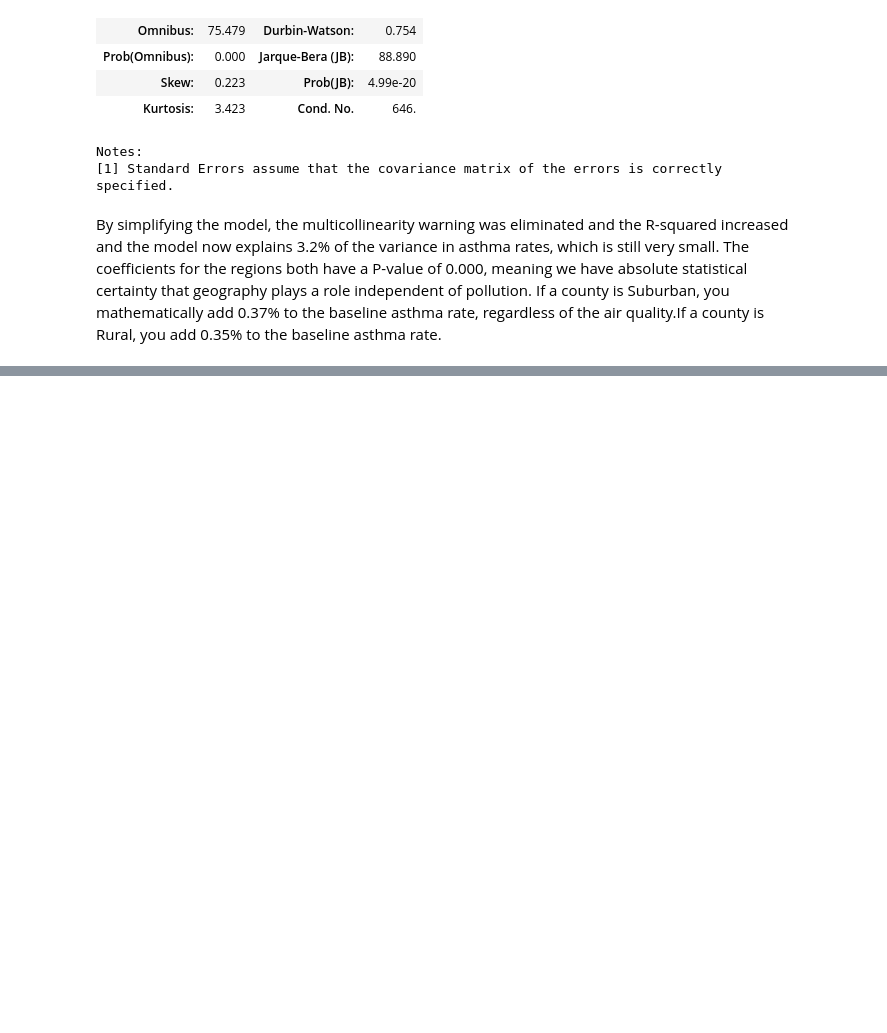
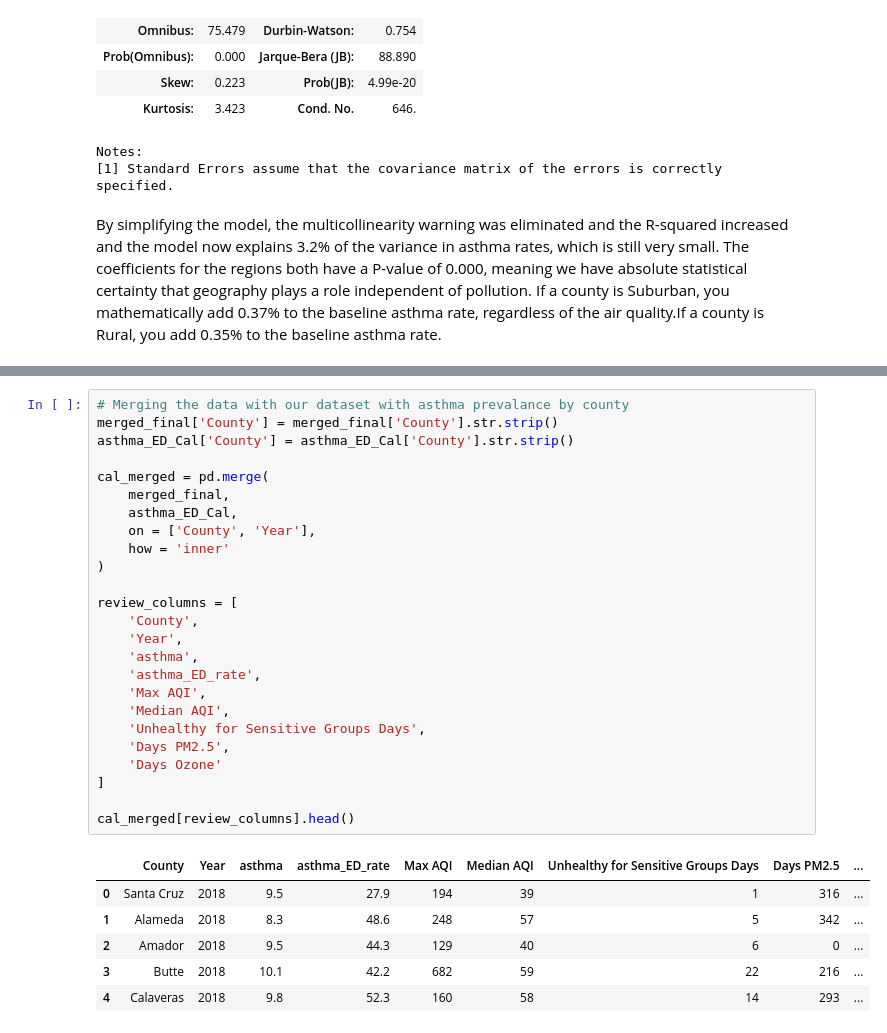
Before and after one commit to KalinaMarkova/data_science_course_project, a Jupyter notebook: The Impact of Air Pollution on Asthma A Regression Analysis.ipynb, the cells around one changed output, grey strips where cells are left out. Cells and saved outputs as stored; diff of their text form; blank space fills up the shorter version.

```diff
--- a/The Impact of Air Pollution on Asthma A Regression Analysis.ipynb
+++ b/The Impact of Air Pollution on Asthma A Regression Analysis.ipynb
@@ -1551,0 +1565,32 @@ By simplifying the model, the multicollinearity warning was eliminated and the R
+# %%
+# Merging the data with our dataset with asthma prevalance by county
+merged_final['County'] = merged_final['County'].str.strip()
+asthma_ED_Cal['County'] = asthma_ED_Cal['County'].str.strip()
+
+cal_merged = pd.merge(
+    merged_final,
+    asthma_ED_Cal,
+    on = ['County', 'Year'],
+    how = 'inner'
+)
+
+review_columns = [
+    'County',
+    'Year',
+    'asthma',
+    'asthma_ED_rate',
+    'Max AQI',
+    'Median AQI',
+    'Unhealthy for Sensitive Groups Days',
+    'Days PM2.5',
+    'Days Ozone'
+]
+
+cal_merged[review_columns].head()
+# %% [output]
+|  | County | Year | asthma | asthma_ED_rate | Max AQI | Median AQI | Unhealthy for Sensitive Groups Days | Days PM2.5 | ... |
+| 0 | Santa Cruz | 2018 | 9.5 | 27.9 | 194 | 39 | 1 | 316 | ... |
+| 1 | Alameda | 2018 | 8.3 | 48.6 | 248 | 57 | 5 | 342 | ... |
+| 2 | Amador | 2018 | 9.5 | 44.3 | 129 | 40 | 6 | 0 | ... |
+| 3 | Butte | 2018 | 10.1 | 42.2 | 682 | 59 | 22 | 216 | ... |
+| 4 | Calaveras | 2018 | 9.8 | 52.3 | 160 | 58 | 14 | 293 | ... |
```
Also changed, not shown: parts of 10 cells of this notebook.
